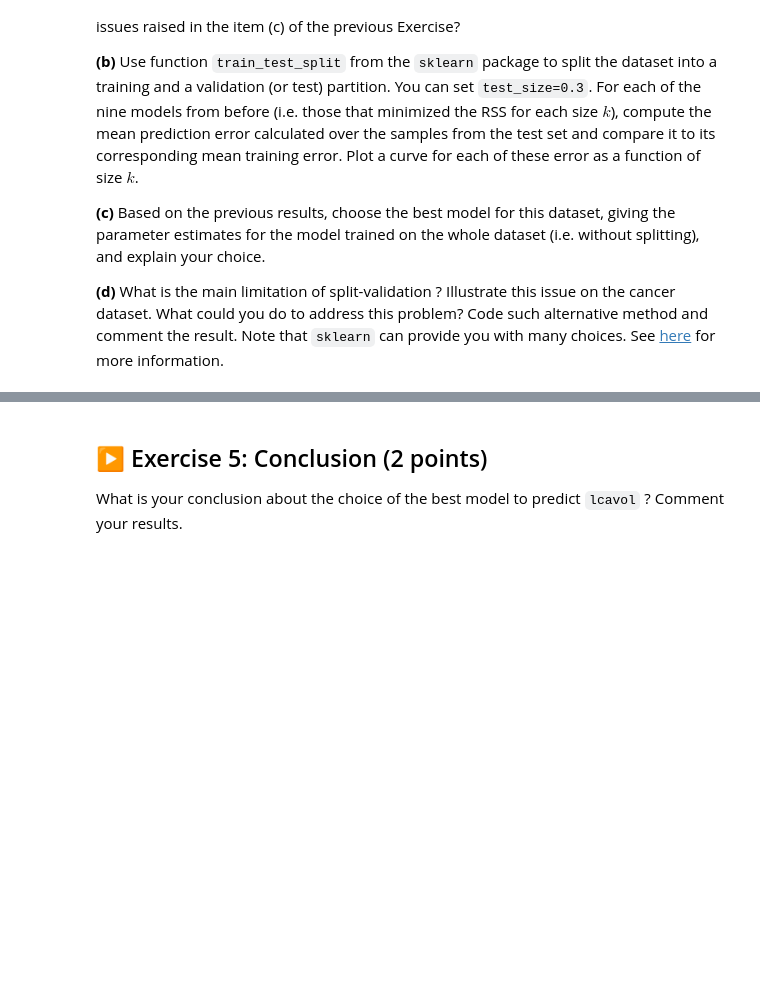
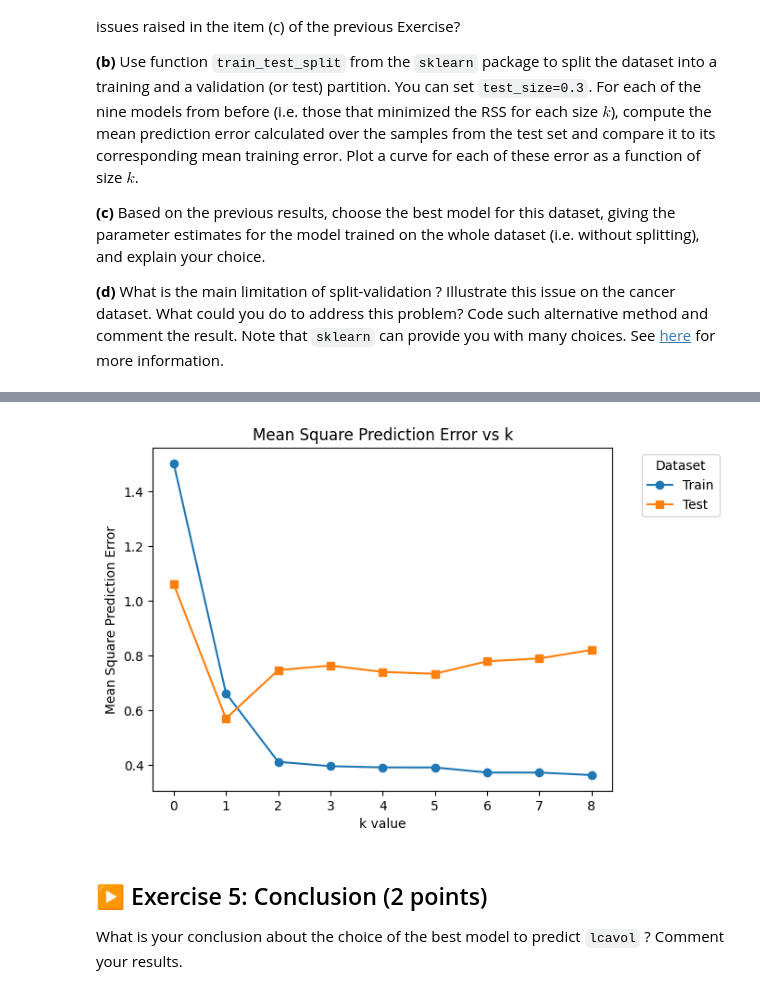
Before and after one commit to muneymo/isla2026-TP, a Jupyter notebook: TP1/TP1.ipynb, the cells around one changed output, grey strips where cells are left out. Drawn from its saved outputs; the diff is of its cells as text; code cells hidden in the pictures; blank space fills up the shorter version.

```diff
--- a/TP1/TP1.ipynb
+++ b/TP1/TP1.ipynb
@@ -697,4 +698,4 @@ you do to address this problem? Code such alternative method and comment the res
 # %%
 from sklearn.model_selection import train_test_split
 
-train_test_split()
+X_train, X_test, y_train, y_test = train_test_split(df.drop(columns=['lcavol']), df['lcavol'], test_size=0.3, random_state=423499634)
@@ -700,0 +751,18 @@ train_test_split()
+# %%
+list_kvalues = [0, 1, 2, 3, 4, 5, 6, 7, 8]
+
+df = pd.DataFrame({'Mean Square Prediction Error (train)' : list_mean_square_prediction_error_train, 'Mean Square Prediction Error (test)' : list_mean_square_prediction_error_test, 'k value' : list_kvalues})
+df
+
+plt.plot(df['k value'], df['Mean Square Prediction Error (train)'], label='Train', marker='o')
+plt.plot(df['k value'], df['Mean Square Prediction Error (test)'], label='Test', marker='s')
+
+
+plt.xlabel("k value")
+plt.ylabel("Mean Square Prediction Error")
+plt.title("Mean Square Prediction Error vs k")
+
+plt.legend(title="Dataset", bbox_to_anchor=(1.05, 1), loc="upper left")
+plt.show()
+# %% [output]
+[figure, added]
```
Also changed, not shown: parts of 6 cells of this notebook.
